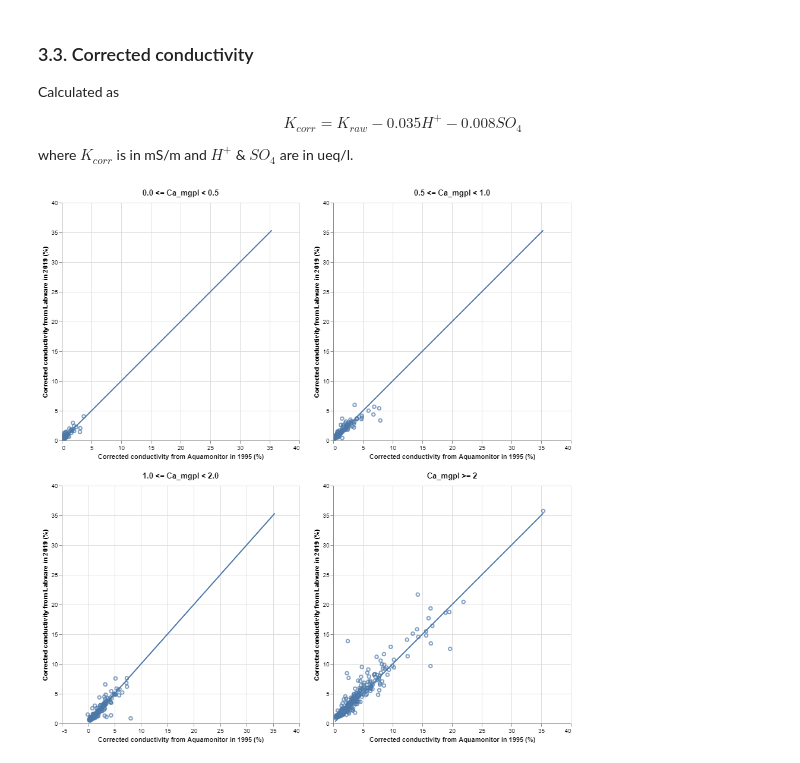
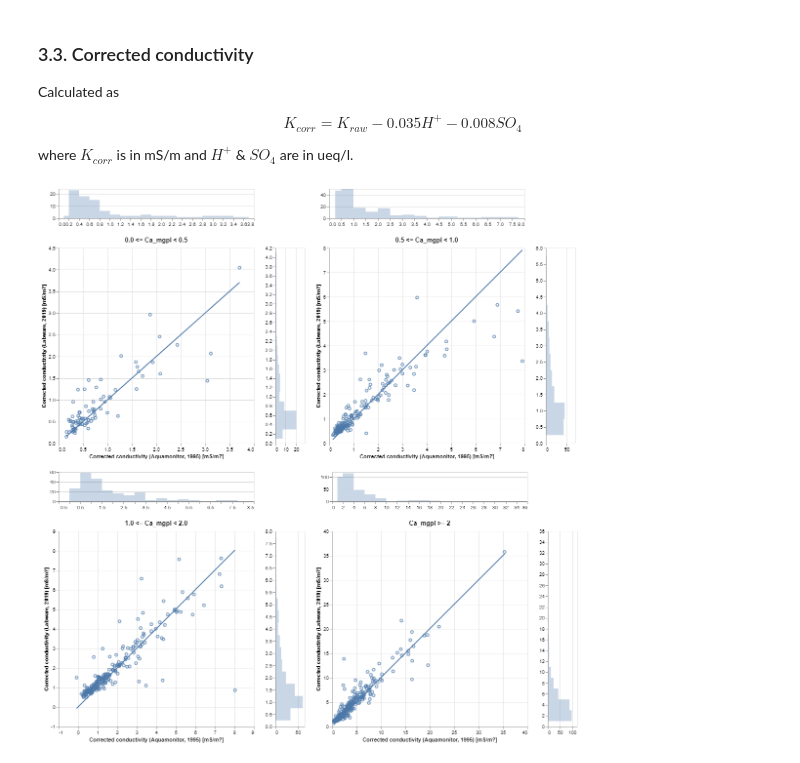
Before and after one commit to NIVANorge/1000_lakes_qc, a Jupyter notebook: notebooks/ion_balance.ipynb, the cells around one changed output. Saved outputs shown, nothing was run; the diff lists cells and outputs as text; code cells hidden in the pictures.

```diff
--- a/notebooks/ion_balance.ipynb
+++ b/notebooks/ion_balance.ipynb
@@ -158,29 +222,61 @@ where $K_{corr}$ is in mS/m and $H^+$ & $SO_4$ are in ueq/l.
 # %%
 chart_dict = {}
 for idx, ca_level in enumerate(ca_levels):
     data = res_dict[ca_level]
 
-    # Scatter plot
-    scatter = alt.Chart(data, height=400, width=400).mark_point().encode(
-        x=alt.X('kond_minus_H&SO4_am:Q', title='Corrected conductivity from Aquamonitor in 1995 (%)'),
-        y=alt.Y('kond_minus_H&SO4_lw:Q', title='Corrected conductivity from Labware in 2019 (%)'),
-        tooltip=['station_id:N', 'station_name:N', 'sample_date:T', 'kond_minus_H&SO4_lw:Q', 'kond_minus_H&SO4_am:Q'],
-    ).properties(
-        title=ca_level
-    ).interactive()
+    base = alt.Chart(data, height=400, width=400)
+
+    x_domain = alt.selection_interval(bind='scales', encodings=['x'])
+    y_domain = alt.selection_interval(bind='scales', encodings=['y'])
+
+    area_args = {'opacity': .3, 'interpolate': 'step'}
+
+    points = base.mark_point().encode(
+            x=alt.X('kond_minus_H&SO4_am:Q', title='Corrected conductivity (Aquamonitor, 1995) [mS/m?]'),
+            y=alt.Y('kond_minus_H&SO4_lw:Q', title='Corrected conductivity (Labware, 2019) [mS/m?]'),
+            tooltip=['station_id:N', 'station_name:N', 'sample_date:T', 'kond_minus_H&SO4_lw:Q', 'kond_minus_H&SO4_am:Q'],
+        ).properties(
+            title=ca_level
+        ).add_selection(
+            x_domain
+        ).add_selection(
+            y_domain
+        )
 
     # 1:1 line
-    line = alt.Chart(res_df, height=400, width=400).mark_line().encode(
-        x=alt.X('kond_minus_H&SO4_am:Q', title=''),
-        y=alt.Y('kond_minus_H&SO4_am:Q', title=''),
-    )
+    line = base.mark_line().encode(
+            x=alt.X('kond_minus_H&SO4_am:Q', title=''),
+            y=alt.Y('kond_minus_H&SO4_am:Q', title=''),
+        )
 
-    chart = (scatter + line)
+    top_hist = base.mark_area(**area_args).encode(
+            alt.X('kond_minus_H&SO4_am:Q',
+                  bin=alt.Bin(maxbins=20),
+                  stack=None,
+                  title=''
+                 ),
+            alt.Y('count()', stack=None, title=''),
+        ).properties(height=60).add_selection(
+            x_domain
+        )
+
+    right_hist = base.mark_area(**area_args).encode(
+            alt.Y('kond_minus_H&SO4_lw:Q',
+                  bin=alt.Bin(maxbins=20),
+                  stack=None,
+                  title='',
+                 ),
+            alt.X('count()', stack=None, title=''),
+        ).properties(width=60).add_selection(
+            y_domain
+        )
+
+    chart = top_hist & ((points + line) | right_hist)
     chart_dict[idx] = chart
 
 chart = ((chart_dict[0] | chart_dict[1]) &
          (chart_dict[2] | chart_dict[3]))
 chart.save('../pages/corrected_cond.html')
 chart
 # %% [output]
-[figure, old version]
+[figure, new version]
```
Also changed, not shown: parts of 2 cells of this notebook, 15 other files.
